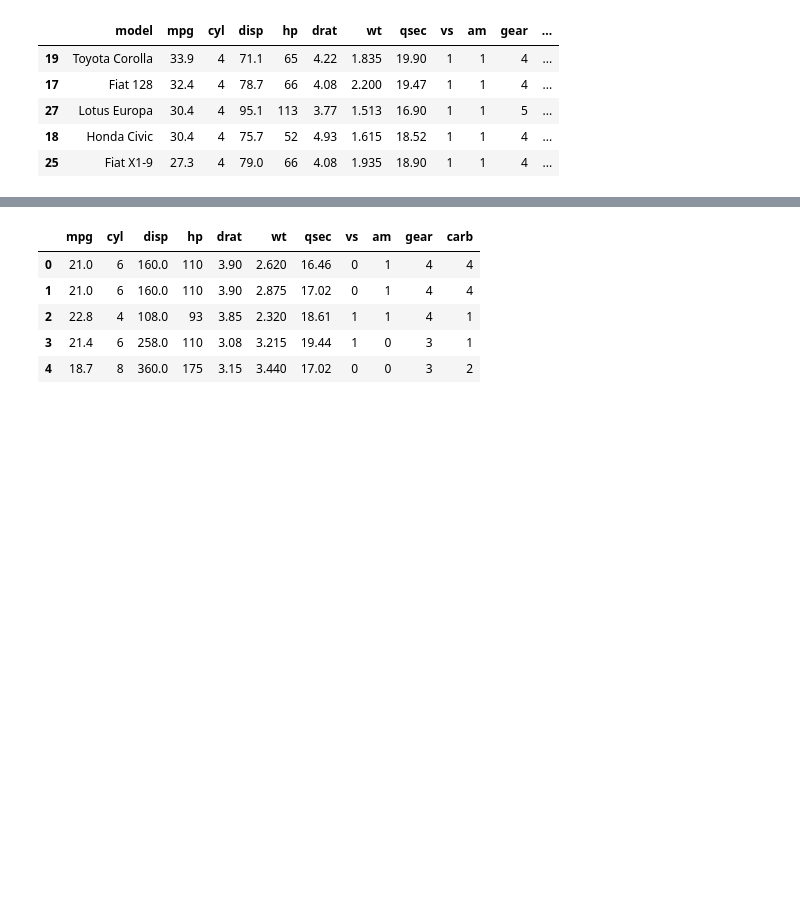
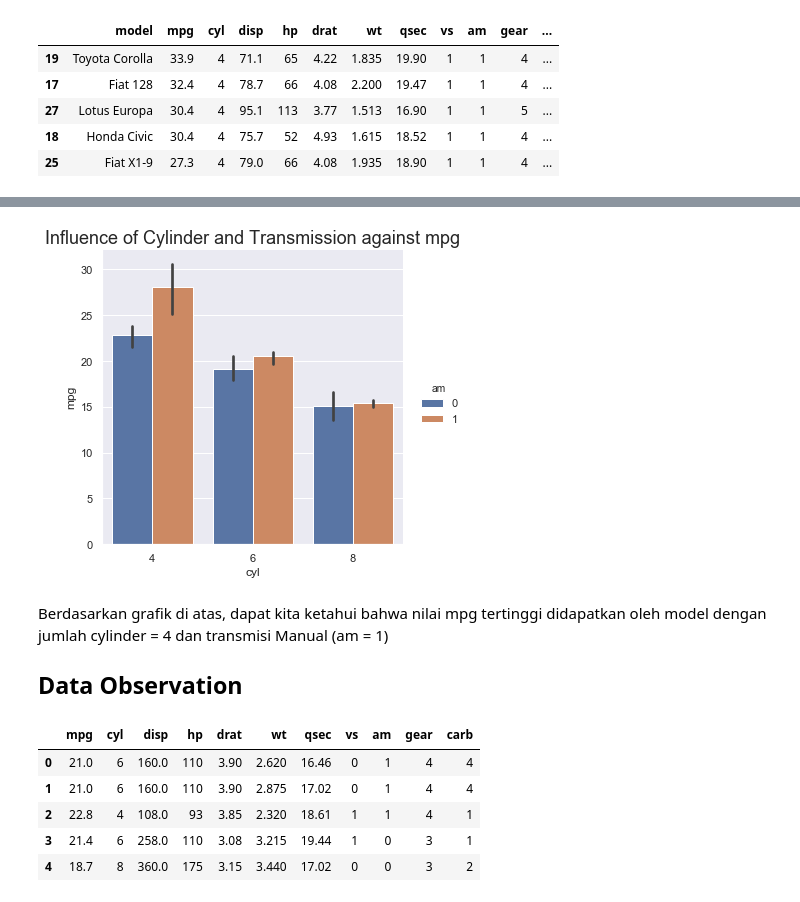
Before and after one commit to BenedictusAryo/MTCars_Reggression, a Jupyter notebook: MT_cars.ipynb, the cells around one changed output, grey strips where cells are left out. Saved outputs shown, nothing was run; the diff lists cells and outputs as text; code cells hidden in the pictures; blank space fills up the shorter version.

```diff
--- a/MT_cars.ipynb
+++ b/MT_cars.ipynb
@@ -56,3 +59,12 @@ diketahui bahwa mobil dengan mpg tertinggi adalah Toyota Corolla. namun informas
+# %%
+sns.catplot(kind='bar',data=df,y='mpg',x='cyl',hue='am');
+plt.title('Influence of Cylinder and Transmission against mpg',fontsize=18);
+# %% [output]
+[figure, added]
+# %% [markdown]
+Berdasarkan grafik di atas, dapat kita ketahui bahwa nilai mpg tertinggi didapatkan oleh model dengan jumlah cylinder = 4 dan transmisi Manual (am = 1)
+
+## Data Observation
 # %%
 # drop model
 df = df.drop(columns='model')
```
Also changed, not shown: parts of 3 cells of this notebook.
